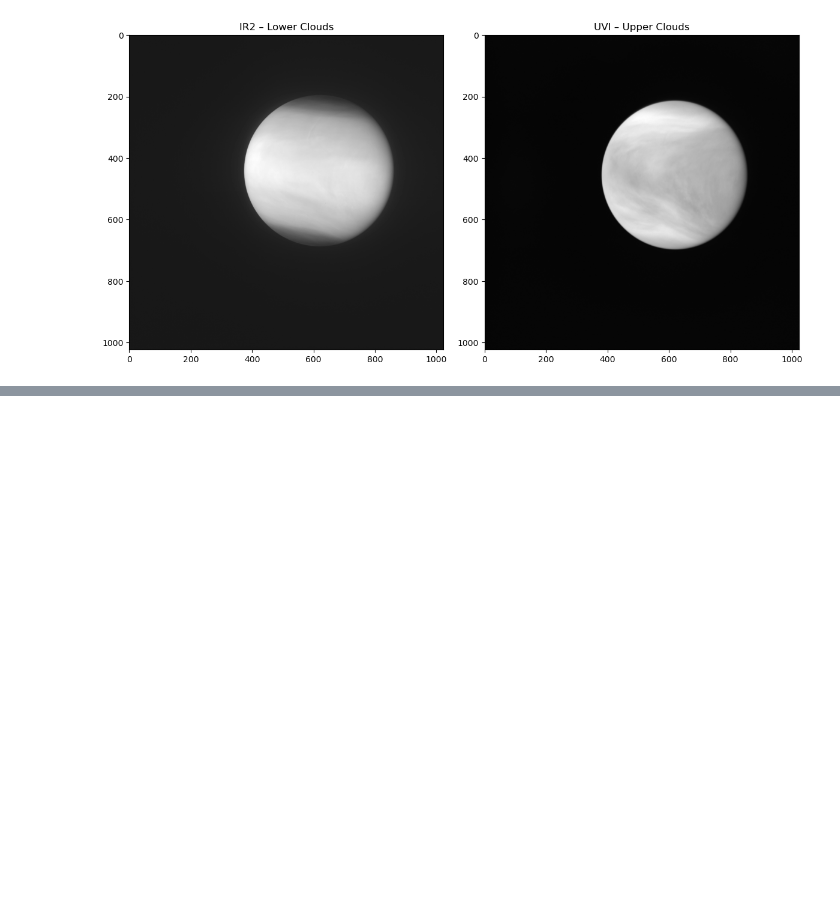
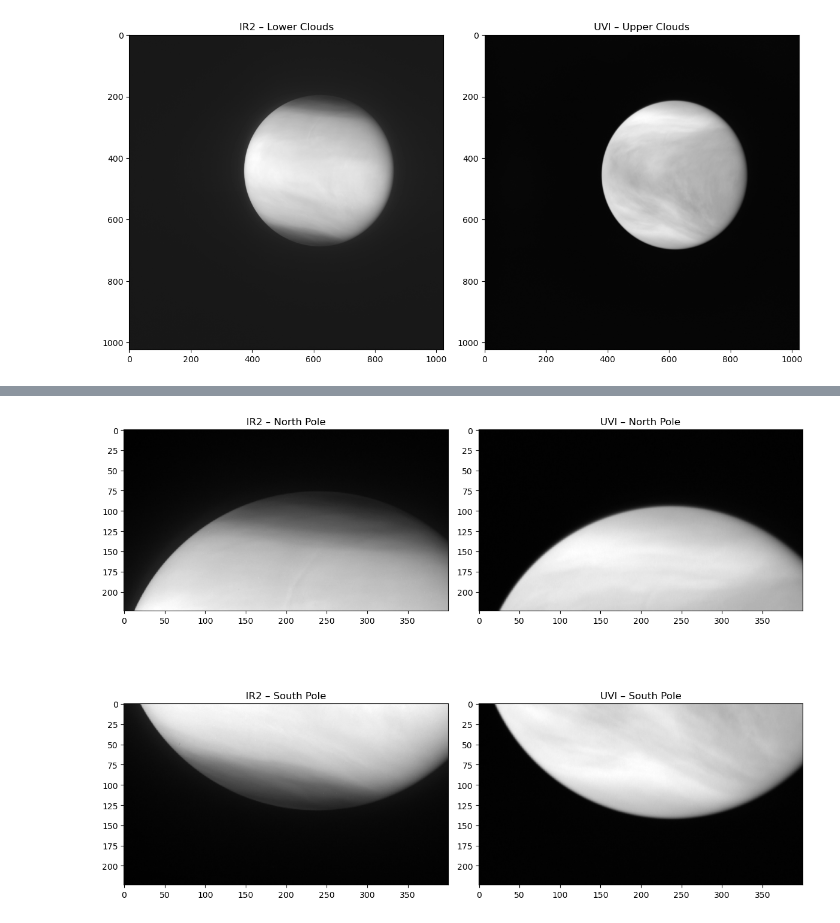
Before and after one commit to rmorefield/venus_wind_speeds, a Jupyter notebook: track_venus_winds.ipynb, the cells around one changed output, grey strips where cells are left out. Drawn from its saved outputs; the diff is of its cells as text; code cells hidden in the pictures; blank space fills up the shorter version.

```diff
--- a/track_venus_winds.ipynb
+++ b/track_venus_winds.ipynb
@@ -43,0 +65,44 @@ plt.show()
+# %%
+# Polar zoom
+crop_height = 224
+crop_width = 400
+
+# Center the X as before
+x_start = 382
+x_end = x_start + crop_width
+
+# North Pole
+y_start_n = 120
+y_end_n = y_start_n + crop_height
+
+ir2_north = ir2_data[y_start_n:y_end_n, x_start:x_end]
+uvi_north = uvi_data[y_start_n:y_end_n, x_start:x_end]
+
+# South Pole
+y_end_s = 780
+y_start_s = y_end_s - crop_height
+
+ir2_south = ir2_data[y_start_s:y_end_s, x_start:x_end]
+uvi_south = uvi_data[y_start_s:y_end_s, x_start:x_end]
+
+
+fig, axs = plt.subplots(2, 2, figsize=(12, 10))
+
+# North Pole Plot
+axs[0, 0].imshow(ir2_north, cmap='gray', aspect='equal')
+axs[0, 0].set_title('IR2 – North Pole')
+
+axs[0, 1].imshow(uvi_north, cmap='gray', aspect='equal')
+axs[0, 1].set_title('UVI – North Pole')
+
+# South Pole Plot
+axs[1, 0].imshow(ir2_south, cmap='gray', aspect='equal')
+axs[1, 0].set_title('IR2 – South Pole')
+
+axs[1, 1].imshow(uvi_south, cmap='gray', aspect='equal')
+axs[1, 1].set_title('UVI – South Pole')
+
+plt.tight_layout()
+plt.show()
+# %% [output]
+[figure, added]
```
Also changed, not shown: parts of 2 cells of this notebook.
